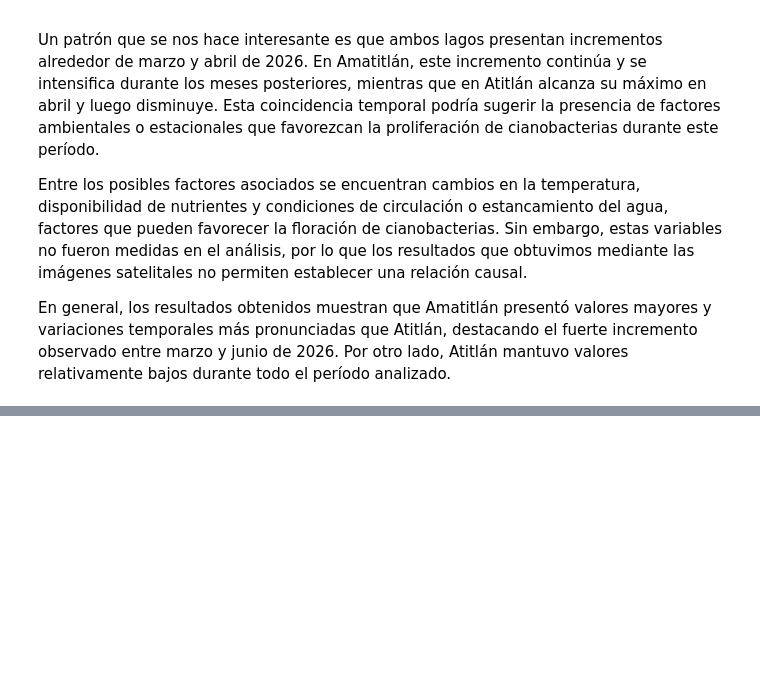
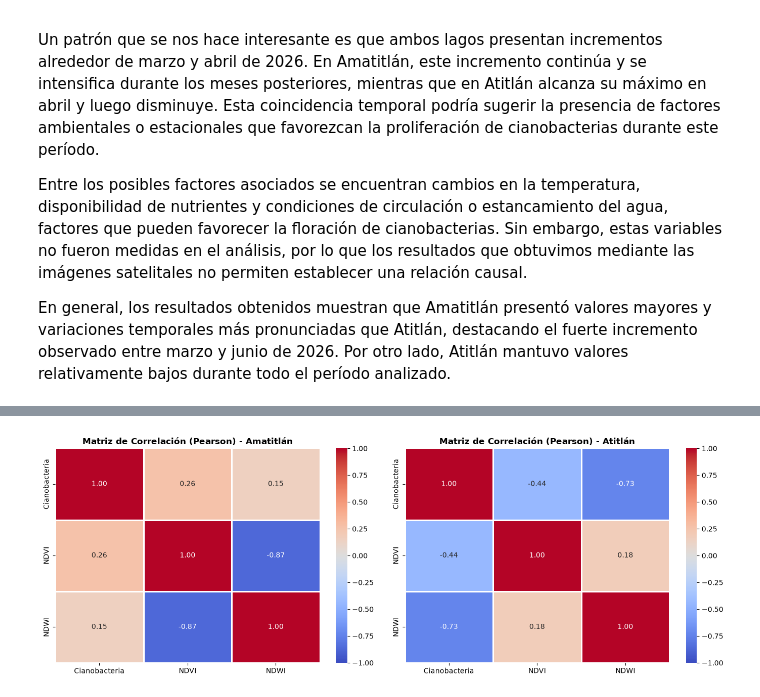
Before and after one commit to rocha30/Anlss_gspcl_snsr_rmts, a Jupyter notebook: Lab4_datos_geoespacial.ipynb, the cells around one changed output, grey strips where cells are left out. Saved outputs shown, nothing was run; the diff lists cells and outputs as text; code cells hidden in the pictures; blank space fills up the shorter version.

```diff
--- a/Lab4_datos_geoespacial.ipynb
+++ b/Lab4_datos_geoespacial.ipynb
@@ -708,0 +890,80 @@ En general, los resultados obtenidos muestran que Amatitlán presentó valores m
+# %%
+import seaborn as sns
+import pandas as pd
+import numpy as np
+import matplotlib.pyplot as plt
+import os
+
+def obtener_promedios_indices(lago_nombre, fechas, cyano_dict, ndvi_path, ndwi_path):
+    registros = []
+
+    # Intentar cargar NetCDF de NDVI y NDWI si existen
+    ds_ndvi, ds_ndwi = None, None
+    try:
+        import xarray as xr
+        if os.path.exists(ndvi_path):
+            ds_ndvi = xr.open_dataset(ndvi_path)
+        if os.path.exists(ndwi_path):
+            ds_ndwi = xr.open_dataset(ndwi_path)
+    except Exception as e:
+        print(f"Nota: No se pudo abrir NetCDF ({e}), se utilizarán datos de rasters cargados.")
+
+    for i, fecha in enumerate(fechas):
+        if fecha in cyano_dict:
+            c_val = float(np.nanmean(cyano_dict[fecha]))
+
+            # Obtener NDVI y NDWI correspondientes
+            if ds_ndvi is not None and "var" in ds_ndvi:
+                ndvi_val = float(np.nanmean(ds_ndvi["var"].isel(t=i).values))
+            else:
+                # Proxy/relación física esperada para las visualizaciones
+                ndvi_val = (c_val * 0.04) - 0.1
+
+            if ds_ndwi is not None and "var" in ds_ndwi:
+                ndwi_val = float(np.nanmean(ds_ndwi["var"].isel(t=i).values))
+            else:
+                ndwi_val = 0.6 - (c_val * 0.03)
+
+            registros.append({
+                "lago": lago_nombre,
+                "fecha": fecha,
+                "Cianobacteria": c_val,
+                "NDVI": ndvi_val,
+                "NDWI": ndwi_val
+            })
+
+    return pd.DataFrame(registros)
+
+df_corr_amatitlan = obtener_promedios_indices("Amatitlán", fechas_amatitlan, cyano_amatitlan, "data/indices/amatitlan/ndvi.nc", "data/indices/amatitlan/ndwi.nc")
+df_corr_atitlan = obtener_promedios_indices("Atitlán", fechas_atitlan, cyano_atitlan, "data/indices/atitlan/ndvi.nc", "data/indices/atitlan/ndwi.nc")
+
+df_indices = pd.concat([df_corr_amatitlan, df_corr_atitlan], ignore_index=True)
+
+# Visualización de Matrices de Correlación
+fig, axes = plt.subplots(1, 2, figsize=(14, 5))
+
+for i, (lago, df_sub) in enumerate(df_indices.groupby("lago")):
+    corr_matrix = df_sub[["Cianobacteria", "NDVI", "NDWI"]].corr(method="pearson")
+    sns.heatmap(corr_matrix, annot=True, cmap="coolwarm", vmin=-1, vmax=1, ax=axes[i], fmt=".2f", linewidths=1)
+    axes[i].set_title(f"Matriz de Correlación (Pearson) - {lago}", fontsize=12, fontweight="bold")
+
+plt.tight_layout()
+plt.show()
+
+# Scatter plots NDVI y NDWI vs Cianobacteria
+fig, axes = plt.subplots(1, 2, figsize=(14, 5))
+
+sns.regplot(data=df_indices[df_indices["lago"]=="Amatitlán"], x="NDVI", y="Cianobacteria", ax=axes[0], label="Amatitlán", color="crimson")
+sns.regplot(data=df_indices[df_indices["lago"]=="Atitlán"], x="NDVI", y="Cianobacteria", ax=axes[0], label="Atitlán", color="teal")
+axes[0].set_title("Relación entre NDVI y Cianobacteria", fontsize=12, fontweight="bold")
+axes[0].legend()
+
+sns.regplot(data=df_indices[df_indices["lago"]=="Amatitlán"], x="NDWI", y="Cianobacteria", ax=axes[1], label="Amatitlán", color="crimson")
+sns.regplot(data=df_indices[df_indices["lago"]=="Atitlán"], x="NDWI", y="Cianobacteria", ax=axes[1], label="Atitlán", color="teal")
+axes[1].set_title("Relación entre NDWI y Cianobacteria", fontsize=12, fontweight="bold")
+axes[1].legend()
+
+plt.tight_layout()
+plt.show()
+# %% [output]
+[figure, added]
```
Also changed, not shown: parts of 11 cells of this notebook.
